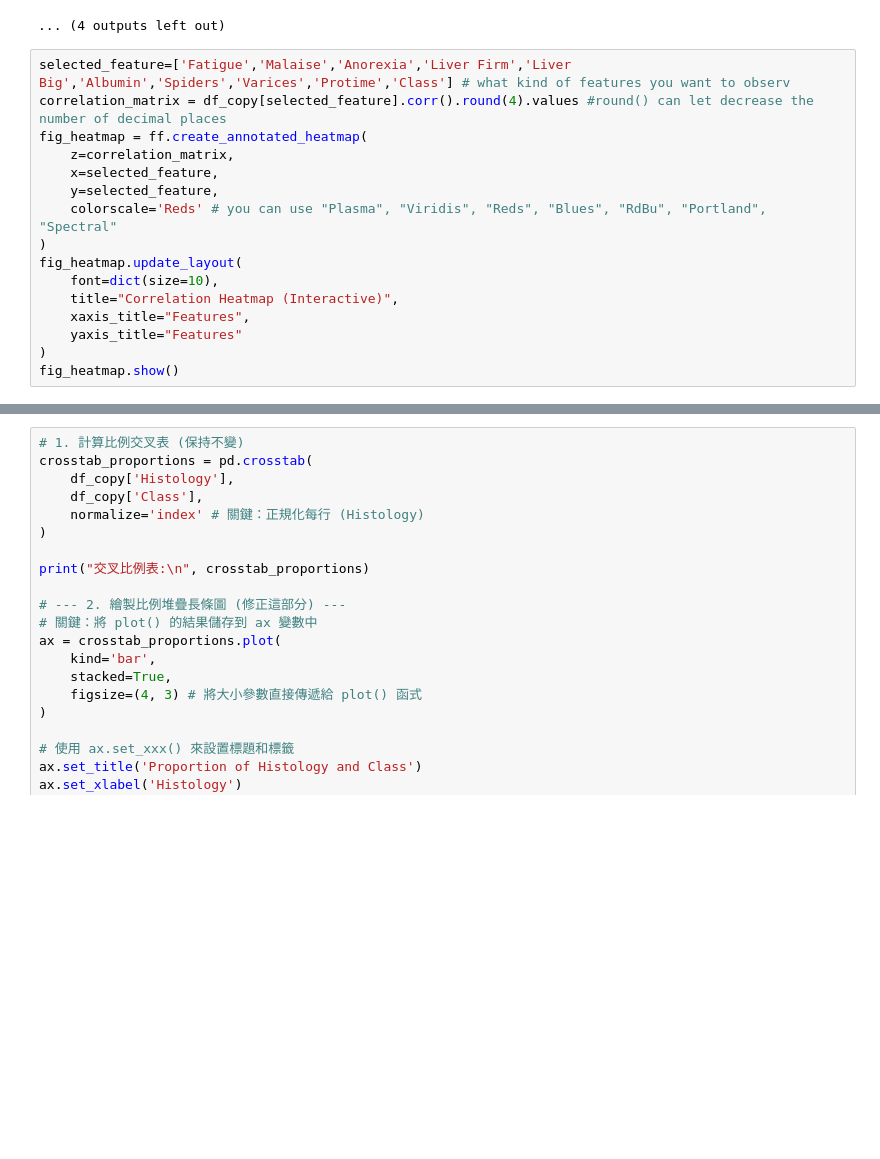
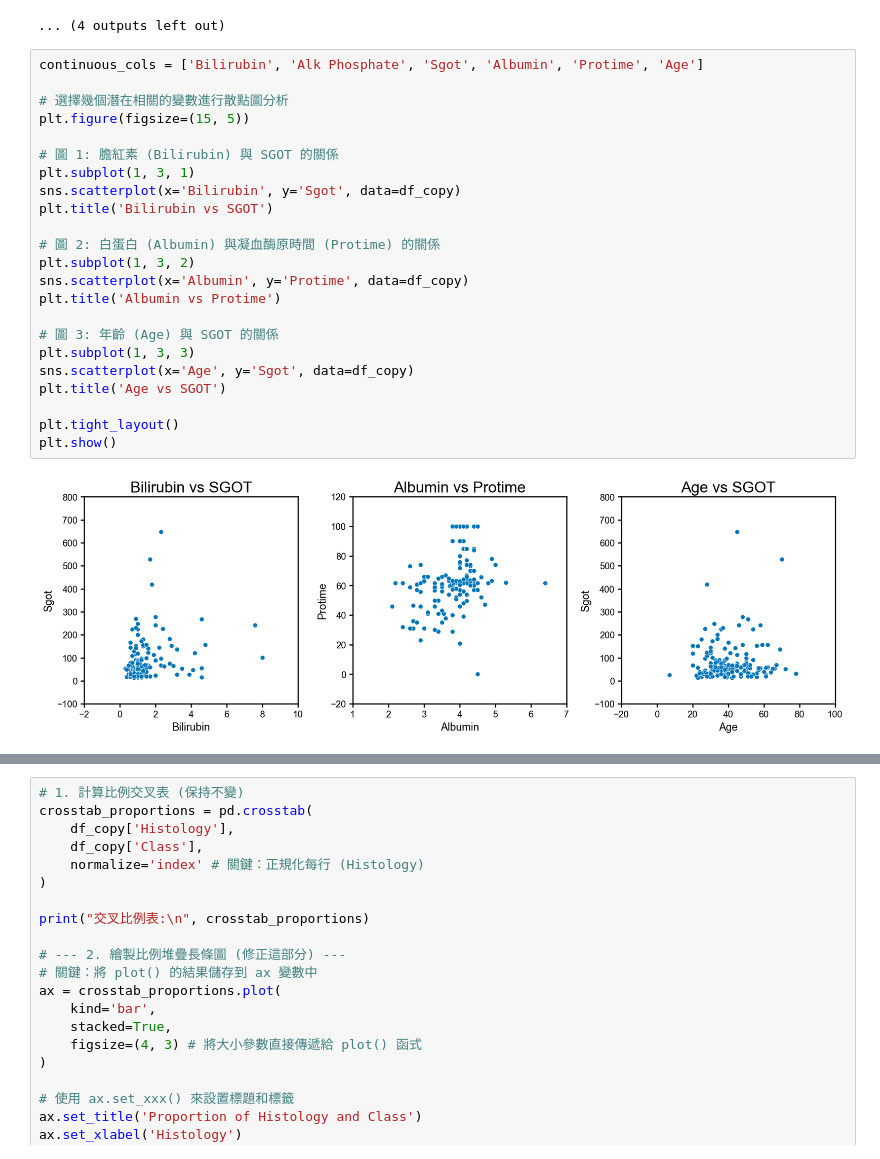
Before and after one commit to Karina-shih/cmse830_fds, a Jupyter notebook: midproject.ipynb, the cells around one changed output, grey strips where cells are left out. Cells and saved outputs as stored; diff of their text form; blank space fills up the shorter version.

```diff
--- a/midproject.ipynb
+++ b/midproject.ipynb
@@ -415,19 +415,28 @@ Name: proportion, dtype: object
 <Figure size 1800x1440 with 0 Axes>
 <Figure size 1800x1440 with 0 Axes>
 ... (4 outputs left out)
-# %%
-selected_feature=['Fatigue','Malaise','Anorexia','Liver Firm','Liver Big','Albumin','Spiders','Varices','Protime','Class'] # what kind of features you want to observ
-correlation_matrix = df_copy[selected_feature].corr().round(4).values #round() can let decrease the number of decimal places
-fig_heatmap = ff.create_annotated_heatmap(
-    z=correlation_matrix,
-    x=selected_feature,
-    y=selected_feature,
-    colorscale='Reds' # you can use "Plasma", "Viridis", "Reds", "Blues", "RdBu", "Portland", "Spectral"
-)
-fig_heatmap.update_layout(
-    font=dict(size=10),
-    title="Correlation Heatmap (Interactive)",
-    xaxis_title="Features",
-    yaxis_title="Features"
-)
-fig_heatmap.show()
+# %%
+continuous_cols = ['Bilirubin', 'Alk Phosphate', 'Sgot', 'Albumin', 'Protime', 'Age']
+
+# 選擇幾個潛在相關的變數進行散點圖分析
+plt.figure(figsize=(15, 5))
+
+# 圖 1: 膽紅素 (Bilirubin) 與 SGOT 的關係
+plt.subplot(1, 3, 1)
+sns.scatterplot(x='Bilirubin', y='Sgot', data=df_copy)
+plt.title('Bilirubin vs SGOT')
+
+# 圖 2: 白蛋白 (Albumin) 與凝血酶原時間 (Protime) 的關係
+plt.subplot(1, 3, 2)
+sns.scatterplot(x='Albumin', y='Protime', data=df_copy)
+plt.title('Albumin vs Protime')
+
+# 圖 3: 年齡 (Age) 與 SGOT 的關係
+plt.subplot(1, 3, 3)
+sns.scatterplot(x='Age', y='Sgot', data=df_copy)
+plt.title('Age vs SGOT')
+
+plt.tight_layout()
+plt.show()
+# %% [output]
+[figure, added]
```
Also changed, not shown: parts of 11 cells of this notebook.
